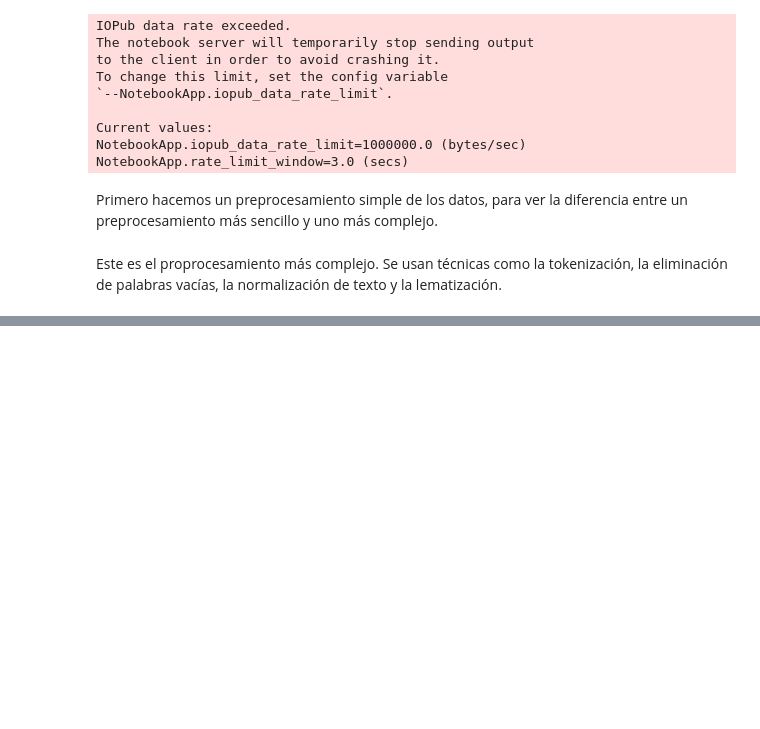
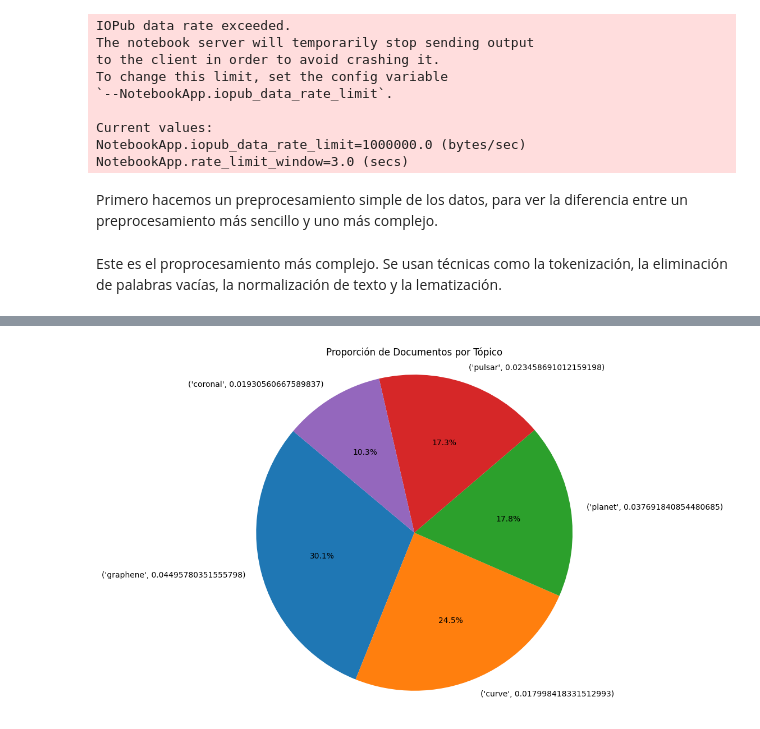
Before and after one commit to 100363504/MasterDL, a Jupyter notebook: Topic_modeling.ipynb, the cells around one changed output, grey strips where cells are left out. Saved outputs shown, nothing was run; the diff lists cells and outputs as text; code cells hidden in the pictures; blank space fills up the shorter version.

```diff
--- a/Topic_modeling.ipynb
+++ b/Topic_modeling.ipynb
@@ -124,0 +248,16 @@ topic_model.get_topic_info()
+# %%
+import pandas as pd
+import matplotlib.pyplot as plt
+
+topics_df = pd.json_normalize(topics)
+
+import matplotlib.pyplot as plt
+
+# Gráfico de pastel
+plt.figure(figsize=(8, 8))
+plt.pie(counts, labels=topic_names, autopct='%1.1f%%', startangle=140)
+plt.axis('equal')
+plt.title('Proporción de Documentos por Tópico')
+plt.show()
+# %% [output]
+[figure, added]
```
Also changed, not shown: parts of 4 cells of this notebook.
